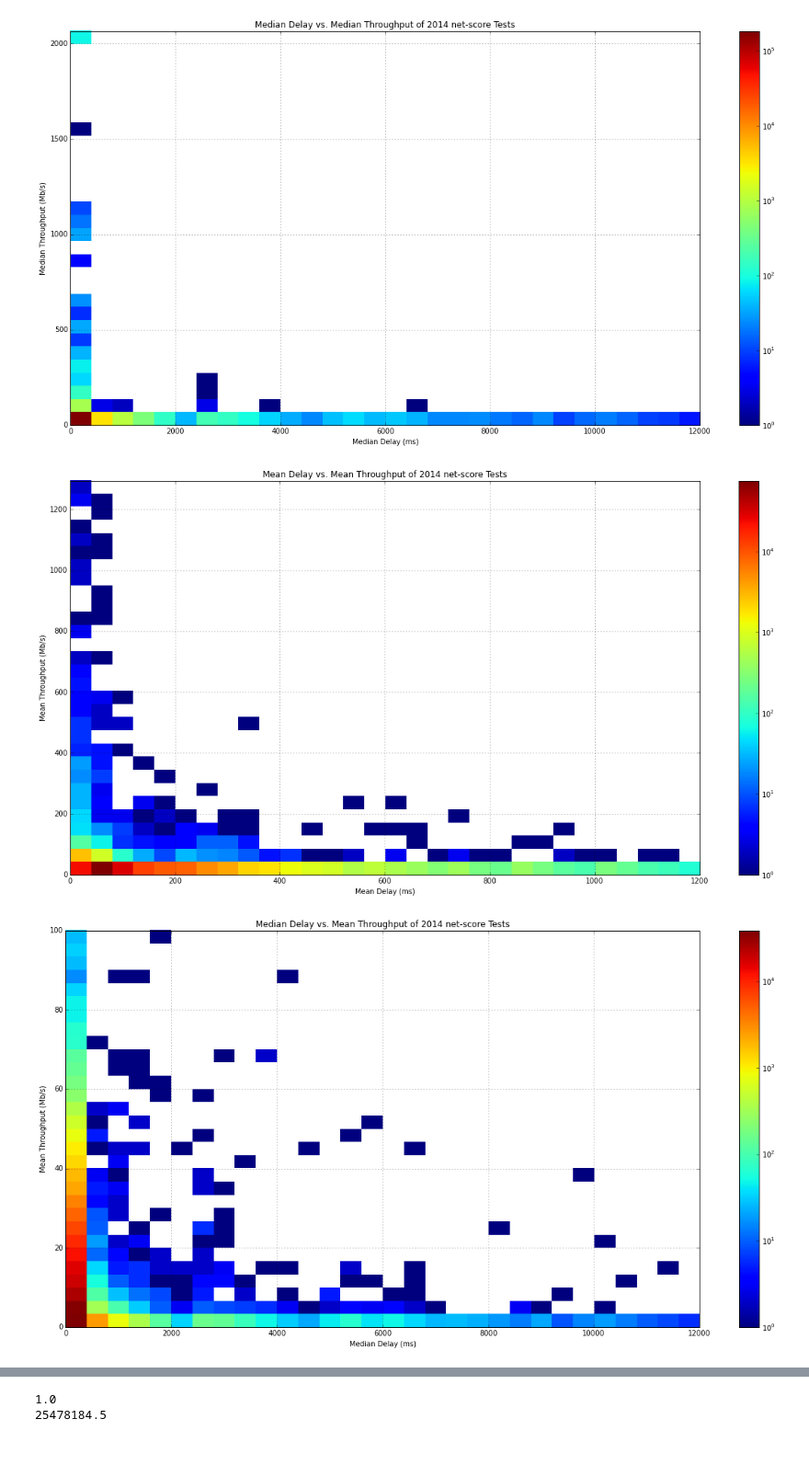
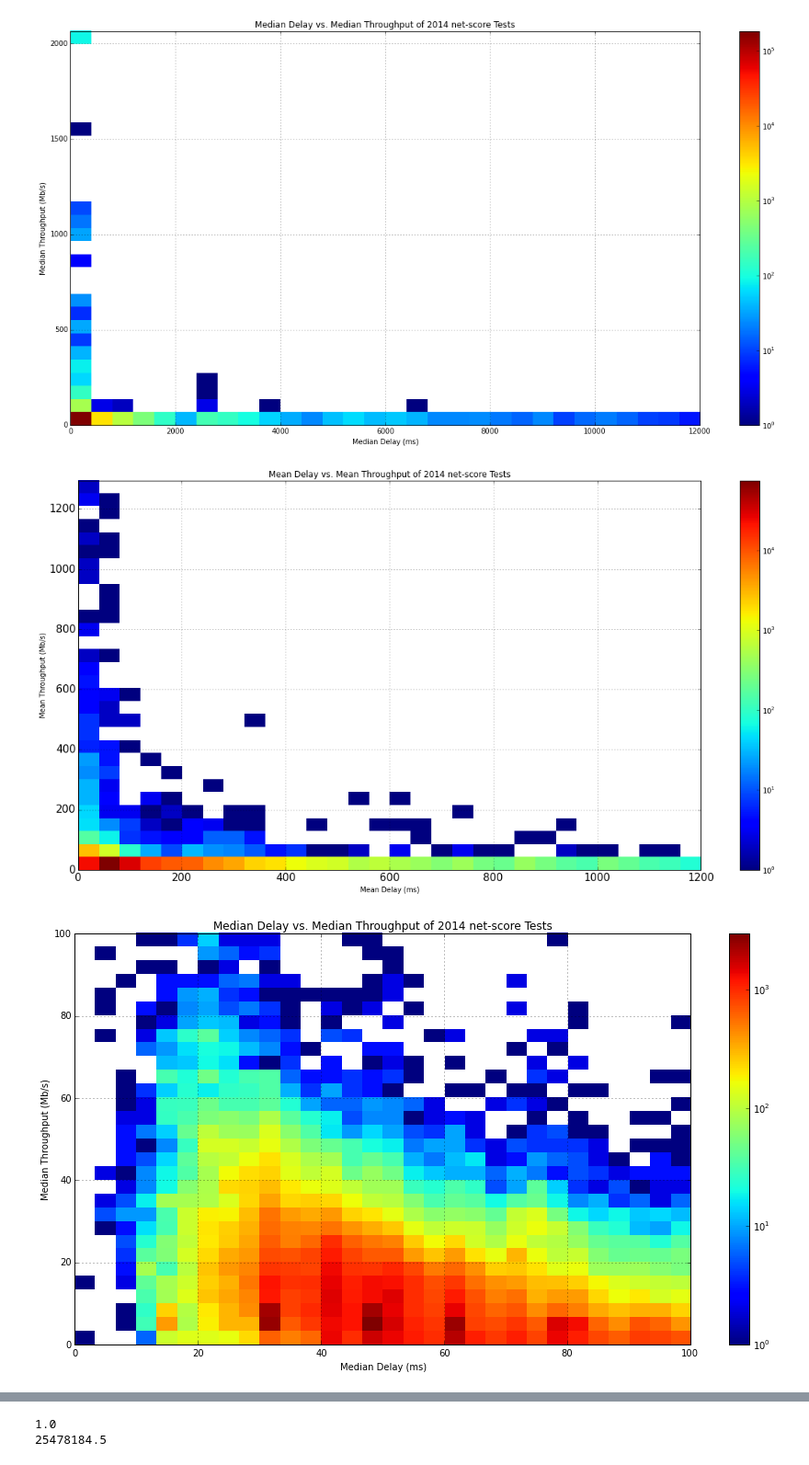
Before and after one commit to amirunpri2018/net-score, a Jupyter notebook: notebooks/DCH-v4.ipynb, the cells around one changed output, grey strips where cells are left out. Shown at 92% size. Saved outputs shown, nothing was run; the diff lists cells and outputs as text; code cells hidden in the pictures.

```diff
--- a/notebooks/DCH-v4.ipynb
+++ b/notebooks/DCH-v4.ipynb
@@ -91,25 +91,32 @@ fig.colorbar(im[3],ax=ax)
 plt.title('Mean Delay vs. Mean Throughput of 2014 net-score Tests')
 plt.xlabel('Mean Delay (ms)')
 plt.ylabel('Mean Throughput (Mb/s)')
+
+for label in (ax.get_xticklabels() + ax.get_yticklabels() + ax.get_xticklabels() + ax.get_yticklabels()):
+    label.set_fontsize(15)
 plt.show()
 # %% [output]
-[figure, old version]
+[figure, new version]
 # %%
 x = df2014['LatencyData.Med']
-y = df2014['ThroughputData.Mean']
+y = df2014['ThroughputData.Med']
 
-r = [[0,12000],[0,100]]
-fig, ax = plt.subplots(1,1,figsize=(20,10))
+r = [[0,100],[0,100]]
+fig, ax = plt.subplots(1,1,figsize=(15,8))
 im = ax.hist2d(x, y, bins=30, range=r, norm=LogNorm())
 ax.grid(True)
 fig.colorbar(im[3],ax=ax)
 
-plt.title('Median Delay vs. Mean Throughput of 2014 net-score Tests')
+plt.title('Median Delay vs. Median Throughput of 2014 net-score Tests')
 plt.xlabel('Median Delay (ms)')
-plt.ylabel('Mean Throughput (Mb/s)')
+plt.ylabel('Median Throughput (Mb/s)')
+
+# for label in (ax.get_xticklabels() + ax.get_yticklabels() + ax.get_xticklabels() + ax.get_yticklabels()):
+#     label.set_fontsize(15)
+
 plt.show()
 # %% [output]
-[figure, old version]
+[figure, new version]
 # %%
 x = df2014['LatencyData.Med']
 y = df2014['ThroughputData.Med']
```
Also changed, not shown: 4 other files.
